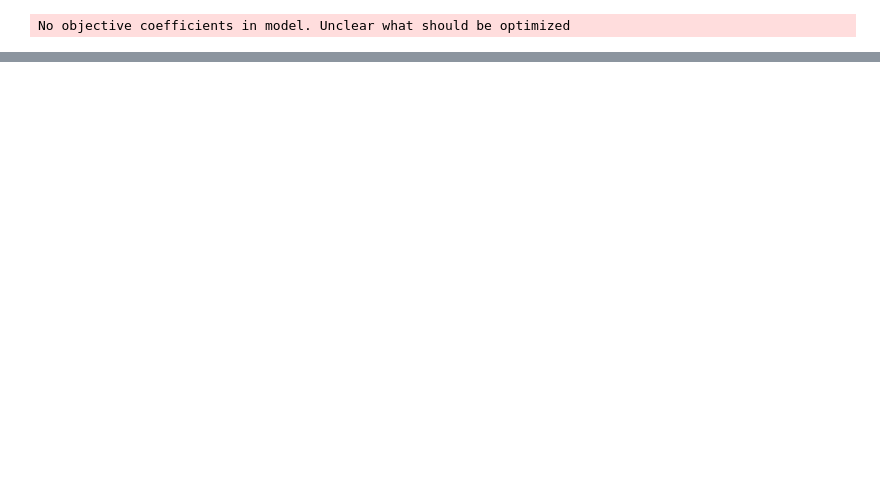
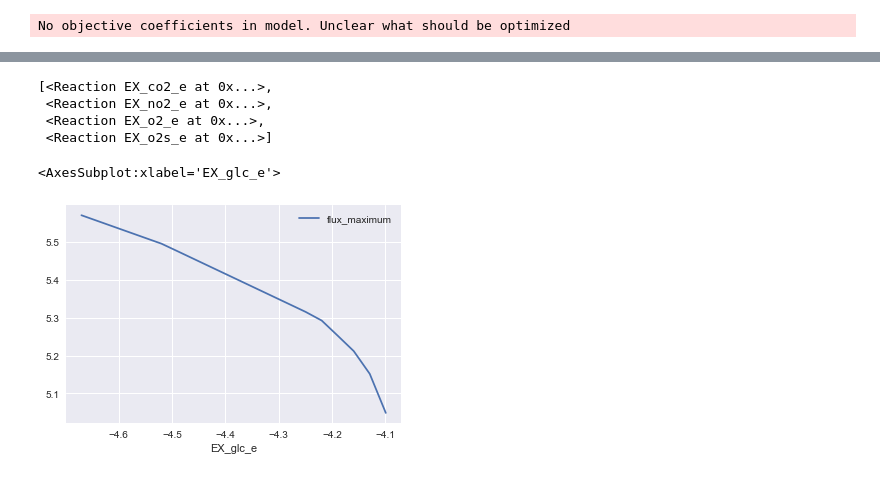
Before and after one commit to 27410/group-assignment-2021-Group-13-Psilocybin-production-in-Corynebacterium-glutamicum, a Jupyter notebook: JensWorkingCopy.ipynb, the cells around one changed output, grey strips where cells are left out. Cells and saved outputs as stored; diff of their text form; code cells hidden in the pictures; blank space fills up the shorter version.

Commit message:
some escher development, some optimization line thrown in, phenotype_phase_planestuff

```diff
--- a/JensWorkingCopy.ipynb
+++ b/JensWorkingCopy.ipynb
@@ -28,0 +37,5 @@ model.optimize().objective_value
+# %%
+#to set optimization (this is the production of psilocybin from the precursor)
+with model:
+    model.objective = model.reactions.psiK2
+    print(model.optimize().objective_value)
@@ -28,0 +66,16 @@ model.optimize().objective_value
+# %%
+medium = model.medium
+with model:
+    medium['EX_glc_e'] = 10
+    model.medium = medium
+    model.objective = model.reactions.psiK2
+    psi_production = model.optimize().objective_value
+## Phenotypic phase plane analysis    print("Theoretical max. yield [mmol-psi / mmol-gl]:", psi_production / (-1*model.reactions.EX_glc_e.flux)) #these units also need review
+# %%
+medium = model.medium
+with model:
+    medium['EX_glc_e'] = 10
+    model.medium = medium
+    psi_production = model.optimize().objective_value
+    print("Max. psi production [mmol gDW^-1 h^-1]:", psi_production) #these units need review #########
+    print("Theoretical max. yield [mmol-psi / mmol-gl]:", psi_production / (-1*model.reactions.EX_glc_e.flux)) #these units also need review
@@ -28,0 +107,16 @@ model.optimize().objective_value
+# %%
+model.reactions.query('o2','id')
+# %% [output]
+[<Reaction EX_co2_e at 0x...>,
+ <Reaction EX_no2_e at 0x...>,
+ <Reaction EX_o2_e at 0x...>,
+ <Reaction EX_o2s_e at 0x...>]
+# %%
+ppp_psi_gluc = production_envelope(model,
+                reactions=[model.reactions.EX_glc_e],
+                objective=[model.reactions.psiK2])
+# %%
+ppp_psi_gluc.plot(x='EX_glc_e', y='flux_maximum')
+# %% [output]
+<AxesSubplot:xlabel='EX_glc_e'>
+[figure, added]
```
Also changed, not shown: parts of 42 cells of this notebook, 3 other files.
